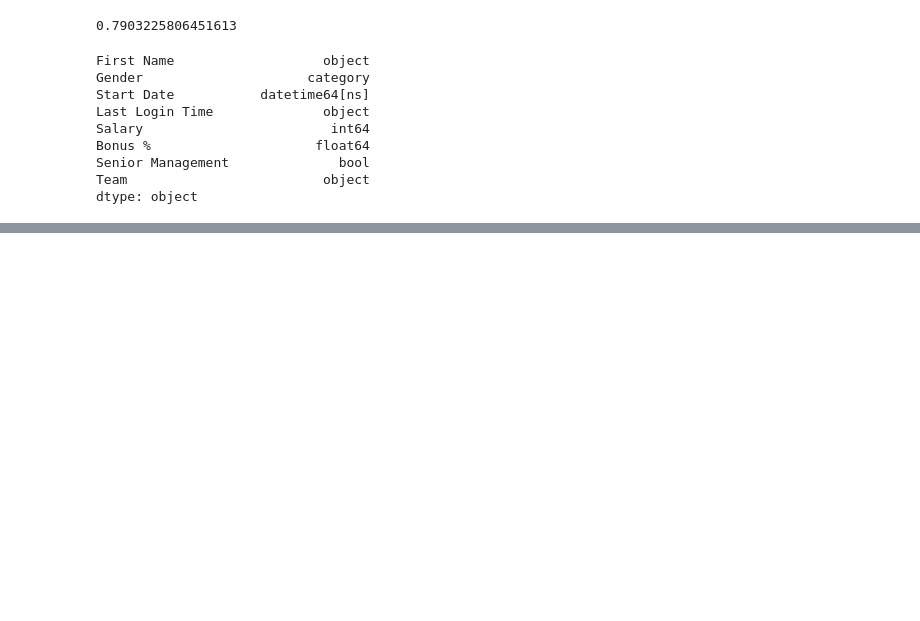
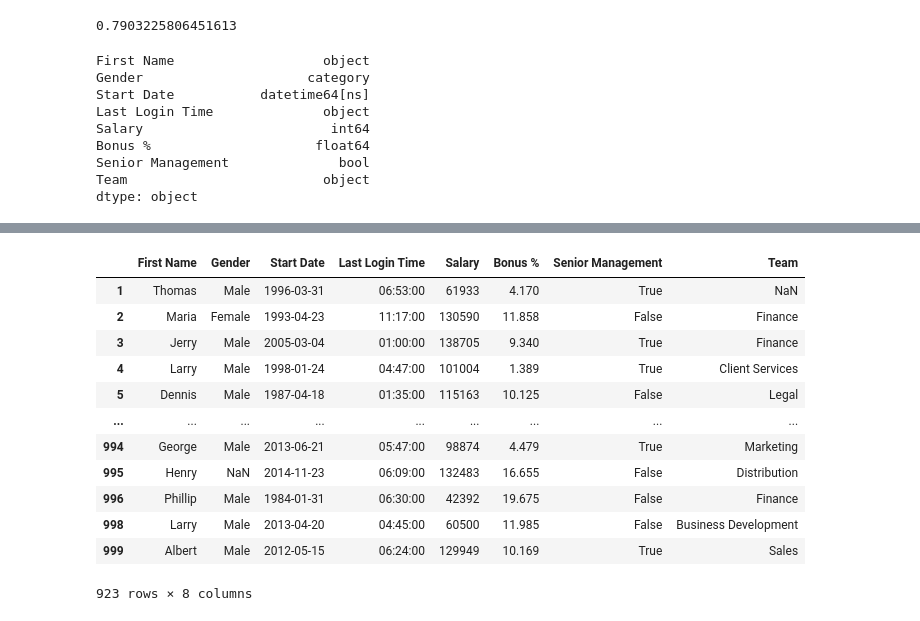
Before and after one commit to matthewwithers/Data-Science, a Jupyter notebook: Data Analysis with Pandas/Workbooks/Dataframes/07312025.ipynb, the cells around one changed output, grey strips where cells are left out. Drawn from its saved outputs; the diff is of its cells as text; code cells hidden in the pictures; blank space fills up the shorter version.

```diff
--- a/Data Analysis with Pandas/Workbooks/Dataframes/07312025.ipynb
+++ b/Data Analysis with Pandas/Workbooks/Dataframes/07312025.ipynb
@@ -276,0 +327,20 @@ dtype: object
+# %%
+import datetime as dt
+
+employees[employees["Start Date"] >= "2000-01-01"]
+
+employees[employees["Last Login Time"] < dt.time(12, 0, 0)]
+# %% [output]
+|  | First Name | Gender | Start Date | Last Login Time | Salary | Bonus % | Senior Management | Team |
+| 1 | Thomas | Male | 1996-03-31 | 06:53:00 | 61933 | 4.170 | True | NaN |
+| 2 | Maria | Female | 1993-04-23 | 11:17:00 | 130590 | 11.858 | False | Finance |
+| 3 | Jerry | Male | 2005-03-04 | 01:00:00 | 138705 | 9.340 | True | Finance |
+| 4 | Larry | Male | 1998-01-24 | 04:47:00 | 101004 | 1.389 | True | Client Services |
+| 5 | Dennis | Male | 1987-04-18 | 01:35:00 | 115163 | 10.125 | False | Legal |
+| ... | ... | ... | ... | ... | ... | ... | ... | ... |
+| 994 | George | Male | 2013-06-21 | 05:47:00 | 98874 | 4.479 | True | Marketing |
+| 995 | Henry | NaN | 2014-11-23 | 06:09:00 | 132483 | 16.655 | False | Distribution |
+| 996 | Phillip | Male | 1984-01-31 | 06:30:00 | 42392 | 19.675 | False | Finance |
+| 998 | Larry | Male | 2013-04-20 | 04:45:00 | 60500 | 11.985 | False | Business Development |
+| 999 | Albert | Male | 2012-05-15 | 06:24:00 | 129949 | 10.169 | True | Sales |
+923 rows × 8 columns
```
Also changed, not shown: parts of 6 cells of this notebook.
